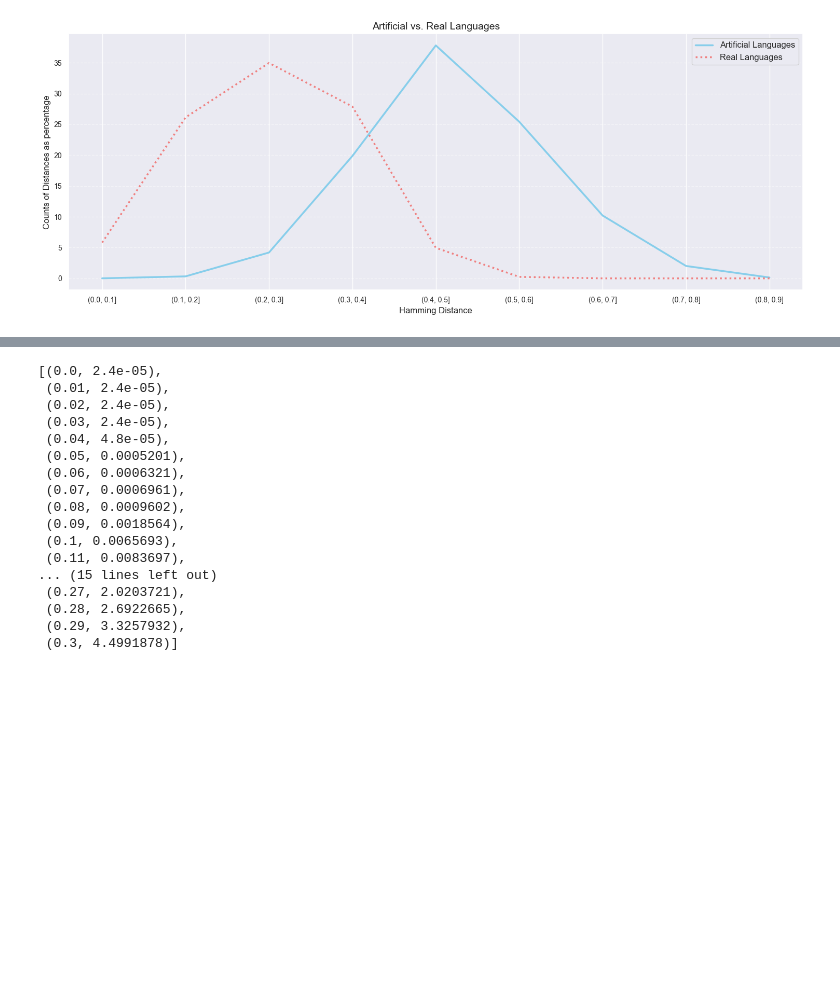
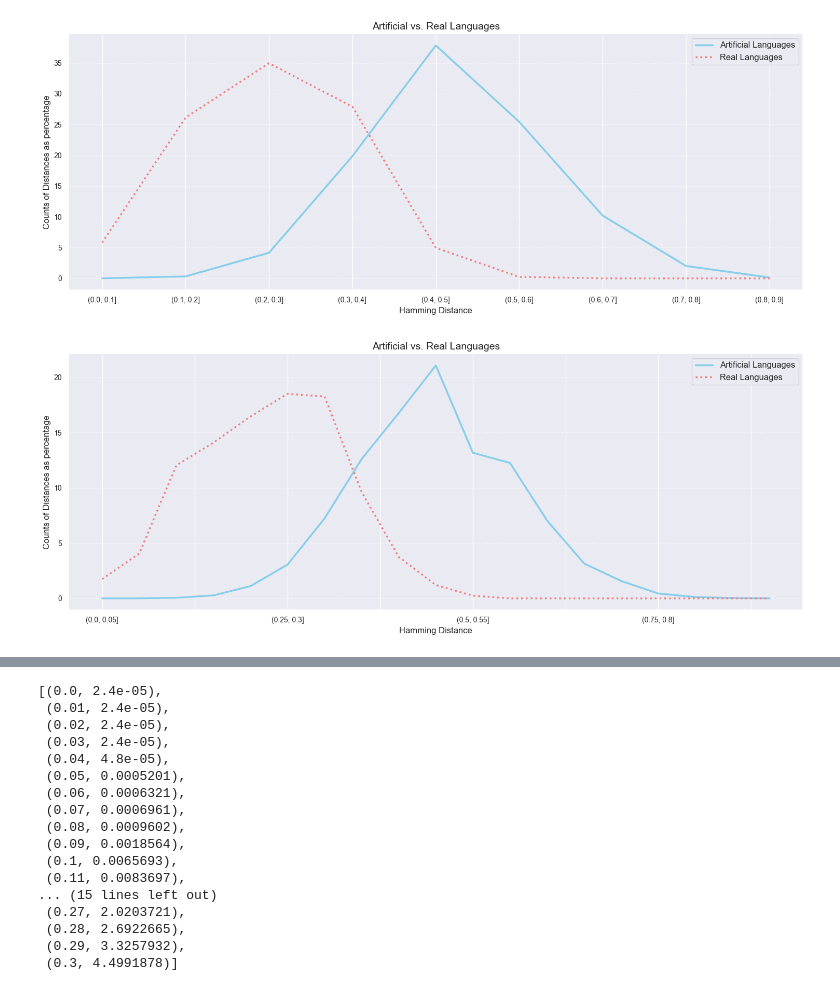
Before and after one commit to ClaudiuCreanga/Boundaries, a Jupyter notebook: good/presentation.ipynb, the cells around one changed output, grey strips where cells are left out. Cells and saved outputs as stored; diff of their text form; code cells hidden in the pictures; blank space fills up the shorter version.

Commit message:
Add presentation assets and notebook updates; ignore oversized hamming distances dump.
Co-authored-by: Cursor <cursoragent@cursor.com>

```diff
--- a/good/presentation.ipynb
+++ b/good/presentation.ipynb
@@ -144,3 +144,58 @@ plt.savefig('art_real__one_language.png', dpi=300)  # Save as PNG with higher re
 plt.show()
 # %% [output]
 [figure]
+# %%
+art = pd.read_csv("../Artificial_Langs/random_distances_hamming_no_ratios.txt", names=["dist"])
+distance_counts = art['dist'].value_counts()
+distance_counts = distance_counts.sort_values(ascending=False)
+
+df = pd.read_csv("../generated/TableS3_revised2", sep="\t", index_col=0)
+
+df = df.melt()
+distance_counts_real = df['value'].value_counts()
+distance_counts_real = distance_counts_real.sort_values(ascending=False)
+
+
+# Set the custom x-axis ticks
+art['dist_bin'] = pd.cut(art['dist'], np.arange(0,1,0.05))
+df['dist_bin'] = pd.cut(df['value'], np.arange(0,1,0.05))
+
+# Count the occurrences of each bin
+bin_counts = art['dist_bin'].value_counts()
+bin_counts = round(bin_counts * 100 / 12497500, 3)
+sorted_dist_bin_counts = bin_counts.sort_index()
+
+bin_counts_df = df['dist_bin'].value_counts()
+bin_counts_df = round(bin_counts_df * 100 / 3306, 3)
+sorted_dist_bin_counts_df = bin_counts_df.sort_index()
+
+# sns.set_style("whitegrid") # Or choose another seaborn style
+
+plt.figure(figsize=(15, 6))
+
+# Use a color palette for better differentiation
+colors = ["skyblue", "lightcoral"]
+
+# Adjust line styles for clarity
+sorted_dist_bin_counts.plot(label="Artificial Languages", color=colors[0], linewidth=2.5, linestyle="-")
+sorted_dist_bin_counts_df.plot(label="Real Languages", color=colors[1], linewidth=2.5, linestyle=":")
+
+# Improve axis labels and title
+plt.xlabel('Hamming Distance', fontsize=12)
+plt.ylabel('Counts of Distances as percentage', fontsize=12)
+plt.title('Artificial vs. Real Languages', fontsize=14)
+
+# Make gridlines lighter and adjust ticks
+plt.grid(axis='y', linestyle='--', alpha=0.5)
+plt.xticks(fontsize=10)
+plt.yticks(fontsize=10)
+
+# Legend customization for better readability
+plt.legend(fontsize=12, loc='upper right')
+
+# Show the plot
+plt.tight_layout()
+plt.savefig('art_real__one_language_100bins.png', dpi=300)
+plt.show()
+# %% [output]
+[figure, added]
```
Also changed, not shown: parts of 3 cells of this notebook, 7 other files.
